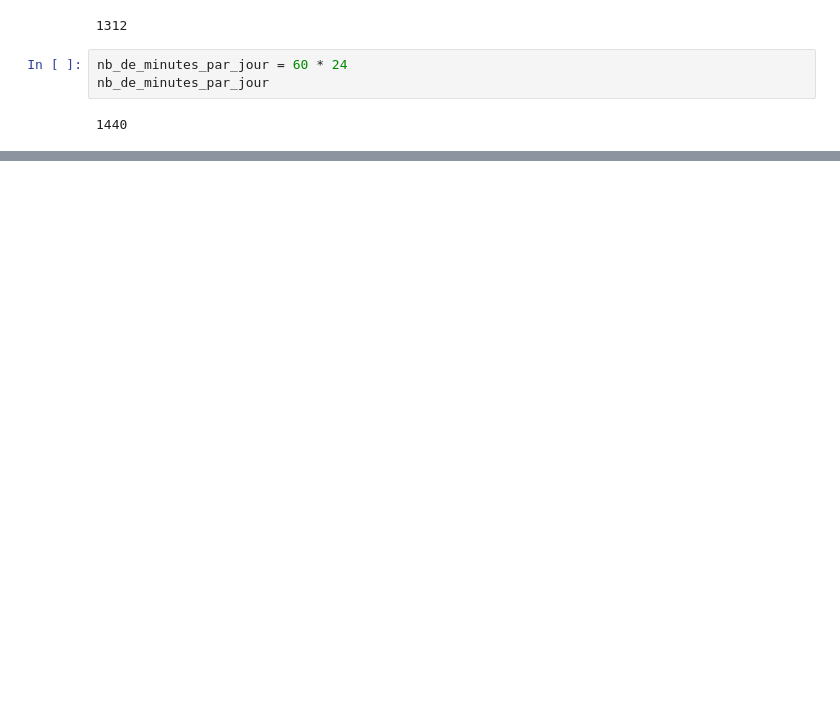
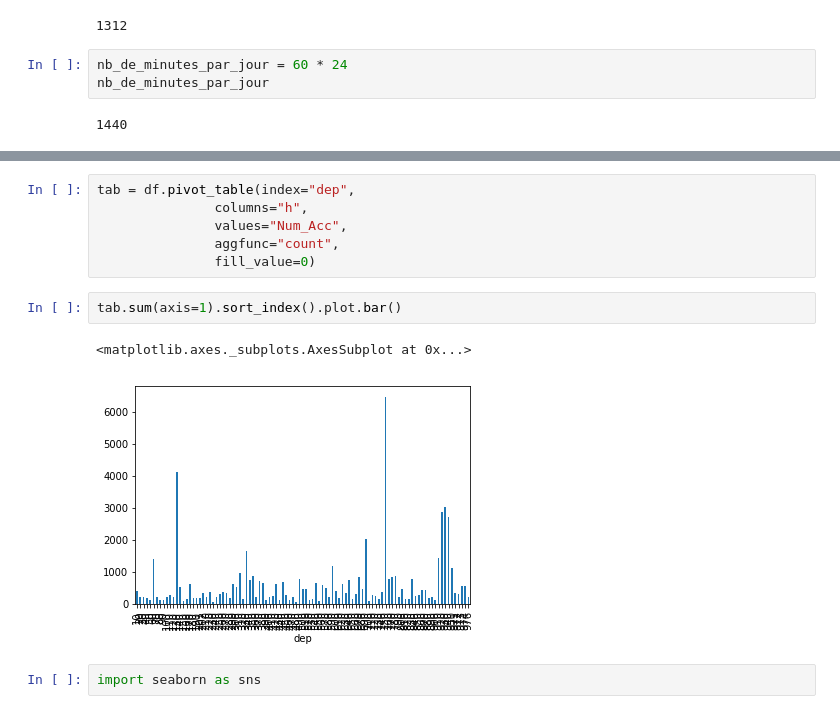
Before and after one commit to romainjouin/formation_python, a Jupyter notebook: 20180914_TD_Python.ipynb, the cells around one changed output, grey strips where cells are left out. Saved outputs shown, nothing was run; the diff lists cells and outputs as text; blank space fills up the shorter version.

```diff
--- a/20180914_TD_Python.ipynb
+++ b/20180914_TD_Python.ipynb
@@ -334,0 +442,13 @@ Name: Num_Acc, dtype: int64
+# %%
+tab = df.pivot_table(index="dep",
+               columns="h",
+               values="Num_Acc",
+               aggfunc="count",
+               fill_value=0)
+# %%
+tab.sum(axis=1).sort_index().plot.bar()
+# %% [output]
+<matplotlib.axes._subplots.AxesSubplot at 0x...>
+[figure, added]
+# %%
+import seaborn as sns
```
Also changed, not shown: parts of 27 cells of this notebook.
